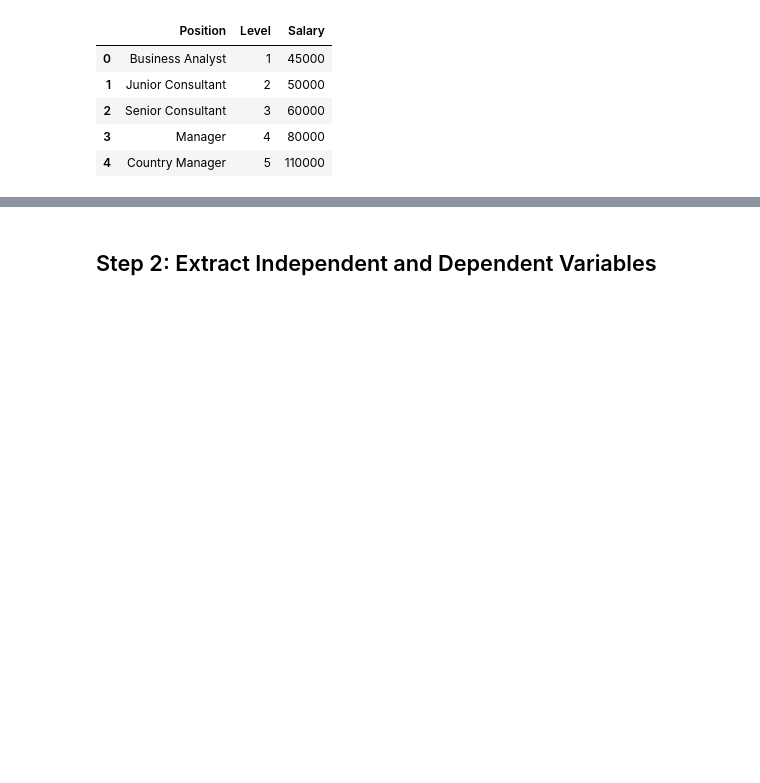
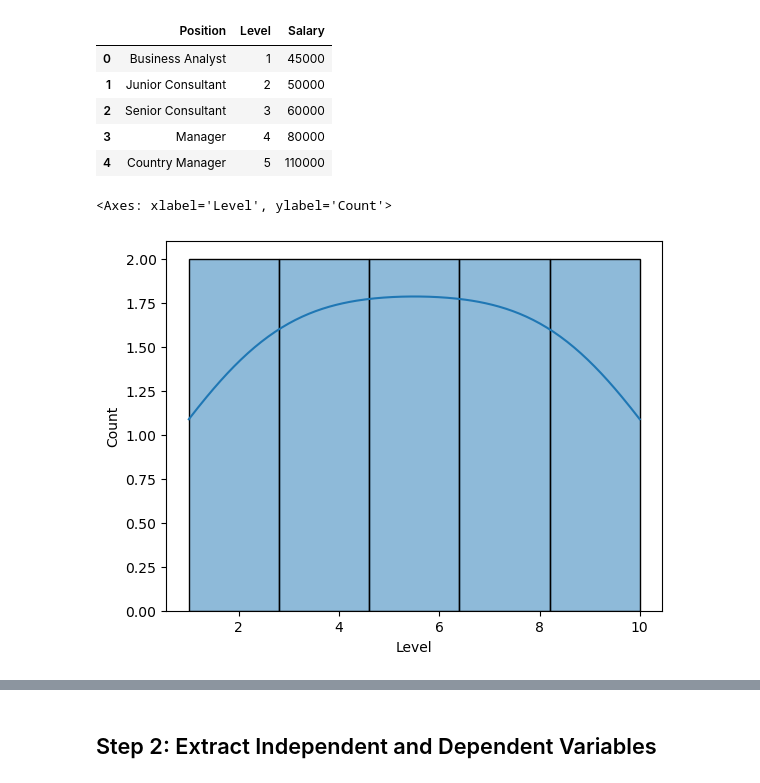
Before and after one commit to dbabichenko/python_for_data_and_analytics, a Jupyter notebook: Linear Regression/PolynomialRegressionExample.ipynb, the cells around one changed output, grey strips where cells are left out. Cells and saved outputs as stored; diff of their text form; code cells hidden in the pictures; blank space fills up the shorter version.

```diff
--- a/Linear Regression/PolynomialRegressionExample.ipynb
+++ b/Linear Regression/PolynomialRegressionExample.ipynb
@@ -21,3 +23,8 @@ data.head()
 | 2 | Senior Consultant | 3 | 60000 |
 | 3 | Manager | 4 | 80000 |
 | 4 | Country Manager | 5 | 110000 |
+# %%
+sns.histplot(data=data['Level'], kde=True)
+# %% [output]
+<Axes: xlabel='Level', ylabel='Count'>
+[figure, added]
```
Also changed, not shown: parts of 8 cells of this notebook, 2 other files.
